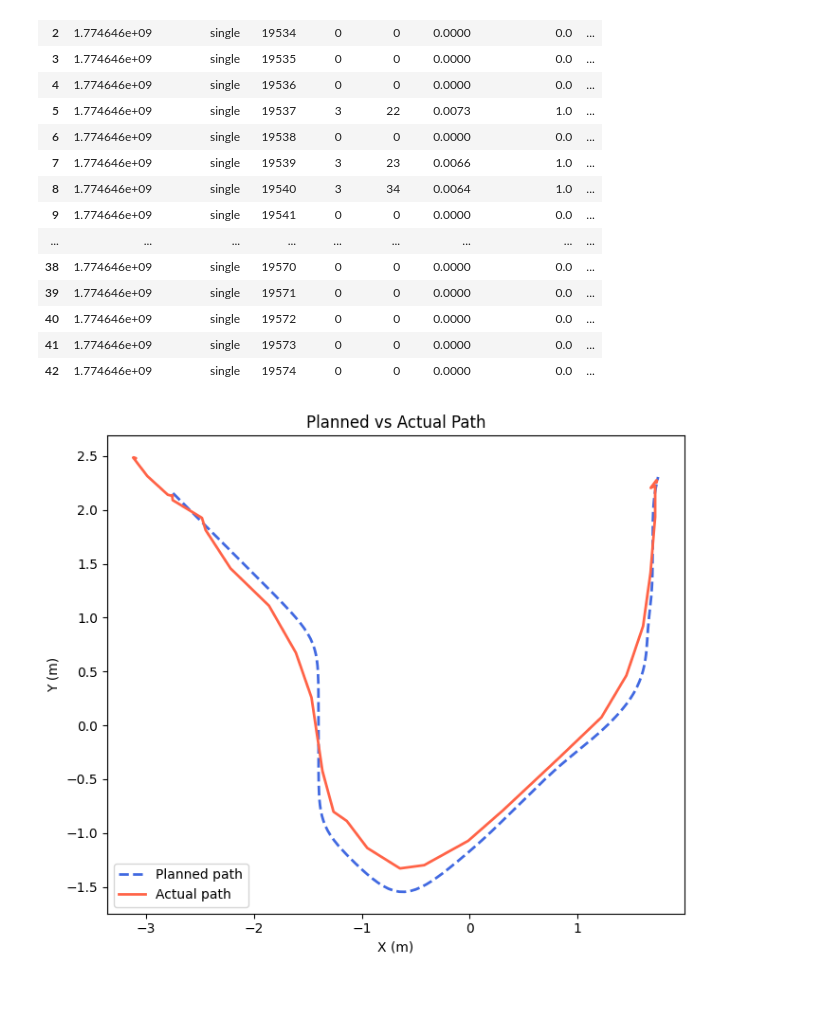
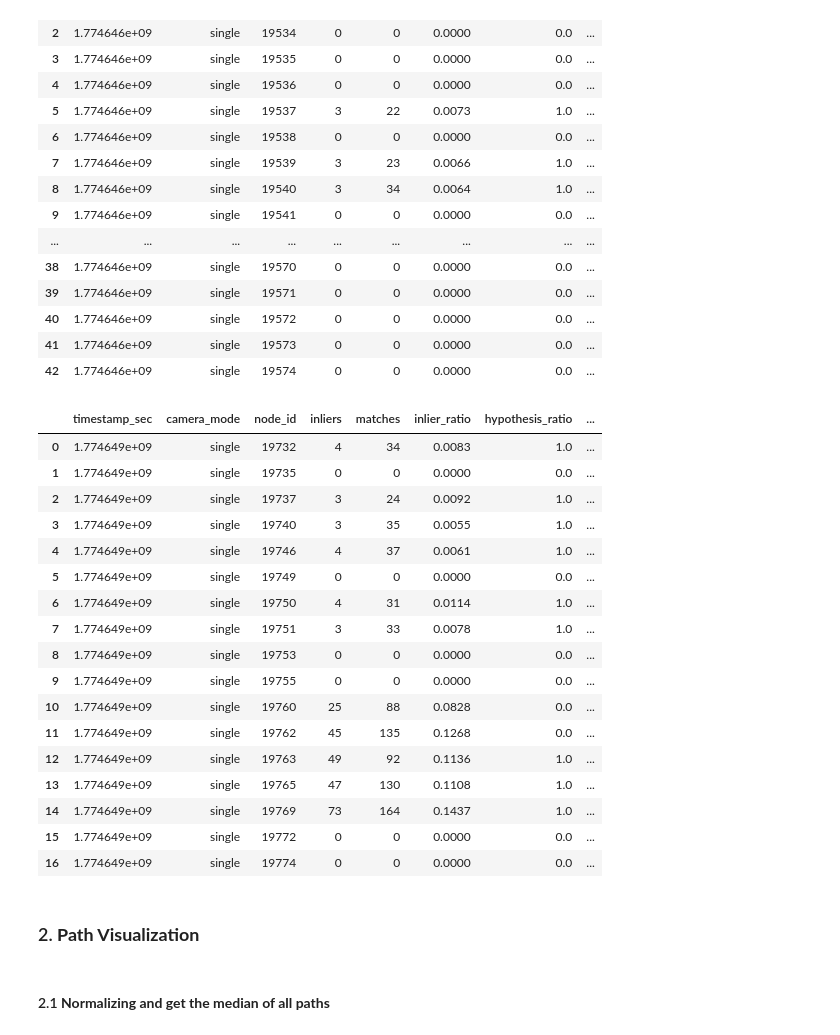
Before and after one commit to LucasLagoeiro/Multi-Cam-Localization-Benchmark, a Jupyter notebook: main.ipynb, the cells around one changed output. Drawn from its saved outputs; the diff is of its cells as text; code cells hidden in the pictures; blank space fills up the shorter version.

Commit message:
Update: add some markdown && calculate median from each path

```diff
--- a/main.ipynb
+++ b/main.ipynb
@@ -21,7 +23,8 @@ import pandas as pd
 import matplotlib.pyplot as plt
 
 # Read the .csv logs from localization and planning navigation
-loc  = pd.read_csv('localization_analysis/data/logs/logger_csv_1/localization_log.csv')
+loc_1  = pd.read_csv('localization_analysis/data/logs/logger_csv_1/localization_log.csv')
+loc_2  = pd.read_csv('localization_analysis/data/logs/logger_csv_2/localization_log.csv')
 plan = pd.read_csv('localization_analysis/data/logs/logger_csv_1/plan_log.csv')
 # %%
 # Take the first path that NAV2 stack calculated (the plan_id = 1)
@@ -63,23 +66,28 @@ actual
 | 40 | 1.774646e+09 | single | 19572 | 0 | 0 | 0.0000 | 0.0 | ... |
 | 41 | 1.774646e+09 | single | 19573 | 0 | 0 | 0.0000 | 0.0 | ... |
 | 42 | 1.774646e+09 | single | 19574 | 0 | 0 | 0.0000 | 0.0 | ... |
-# %%
-fig, ax = plt.subplots(figsize=(8, 6))
-
-# Planned path — dashed royalblue (the intention)
-ax.plot(last_plan['x'], last_plan['y'],
-        color='royalblue', linestyle='--', linewidth=2, label='Planned path')
-
-# Actual path — solid tomato (the execution)
-ax.plot(actual['pos_x'], actual['pos_y'],
-        color='tomato', linestyle='-', linewidth=2, label='Actual path')
-
-ax.set_xlabel('X (m)')
-ax.set_ylabel('Y (m)')
-ax.set_title('Planned vs Actual Path')
-ax.legend()
-ax.set_aspect('equal')
-plt.tight_layout()
-plt.show()
-# %% [output]
-[figure, removed]
+# %%
+# Drop rows where pose was not yet received (NaN)
+actual_2 = loc_2.dropna(subset=['pos_x', 'pos_y'])
+actual_2
+# %% [output]
+|  | timestamp_sec | camera_mode | node_id | inliers | matches | inlier_ratio | hypothesis_ratio | ... |
+| 0 | 1.774649e+09 | single | 19732 | 4 | 34 | 0.0083 | 1.0 | ... |
+| 1 | 1.774649e+09 | single | 19735 | 0 | 0 | 0.0000 | 0.0 | ... |
+| 2 | 1.774649e+09 | single | 19737 | 3 | 24 | 0.0092 | 1.0 | ... |
+| 3 | 1.774649e+09 | single | 19740 | 3 | 35 | 0.0055 | 1.0 | ... |
+| 4 | 1.774649e+09 | single | 19746 | 4 | 37 | 0.0061 | 1.0 | ... |
+| 5 | 1.774649e+09 | single | 19749 | 0 | 0 | 0.0000 | 0.0 | ... |
+| 6 | 1.774649e+09 | single | 19750 | 4 | 31 | 0.0114 | 1.0 | ... |
+| 7 | 1.774649e+09 | single | 19751 | 3 | 33 | 0.0078 | 1.0 | ... |
+| 8 | 1.774649e+09 | single | 19753 | 0 | 0 | 0.0000 | 0.0 | ... |
+| 9 | 1.774649e+09 | single | 19755 | 0 | 0 | 0.0000 | 0.0 | ... |
+| 10 | 1.774649e+09 | single | 19760 | 25 | 88 | 0.0828 | 0.0 | ... |
+| 11 | 1.774649e+09 | single | 19762 | 45 | 135 | 0.1268 | 0.0 | ... |
+| 12 | 1.774649e+09 | single | 19763 | 49 | 92 | 0.1136 | 1.0 | ... |
+| 13 | 1.774649e+09 | single | 19765 | 47 | 130 | 0.1108 | 1.0 | ... |
+| 14 | 1.774649e+09 | single | 19769 | 73 | 164 | 0.1437 | 1.0 | ... |
+| 15 | 1.774649e+09 | single | 19772 | 0 | 0 | 0.0000 | 0.0 | ... |
+| 16 | 1.774649e+09 | single | 19774 | 0 | 0 | 0.0000 | 0.0 | ... |
+# %% [markdown]
+### 2. **Path Visualization**
@@ -85,0 +119,2 @@ plt.show()
+# %% [markdown]
+#### 2.1 **Normalizing and get the median of all paths**
```
Also changed, not shown: parts of 7 cells of this notebook.
